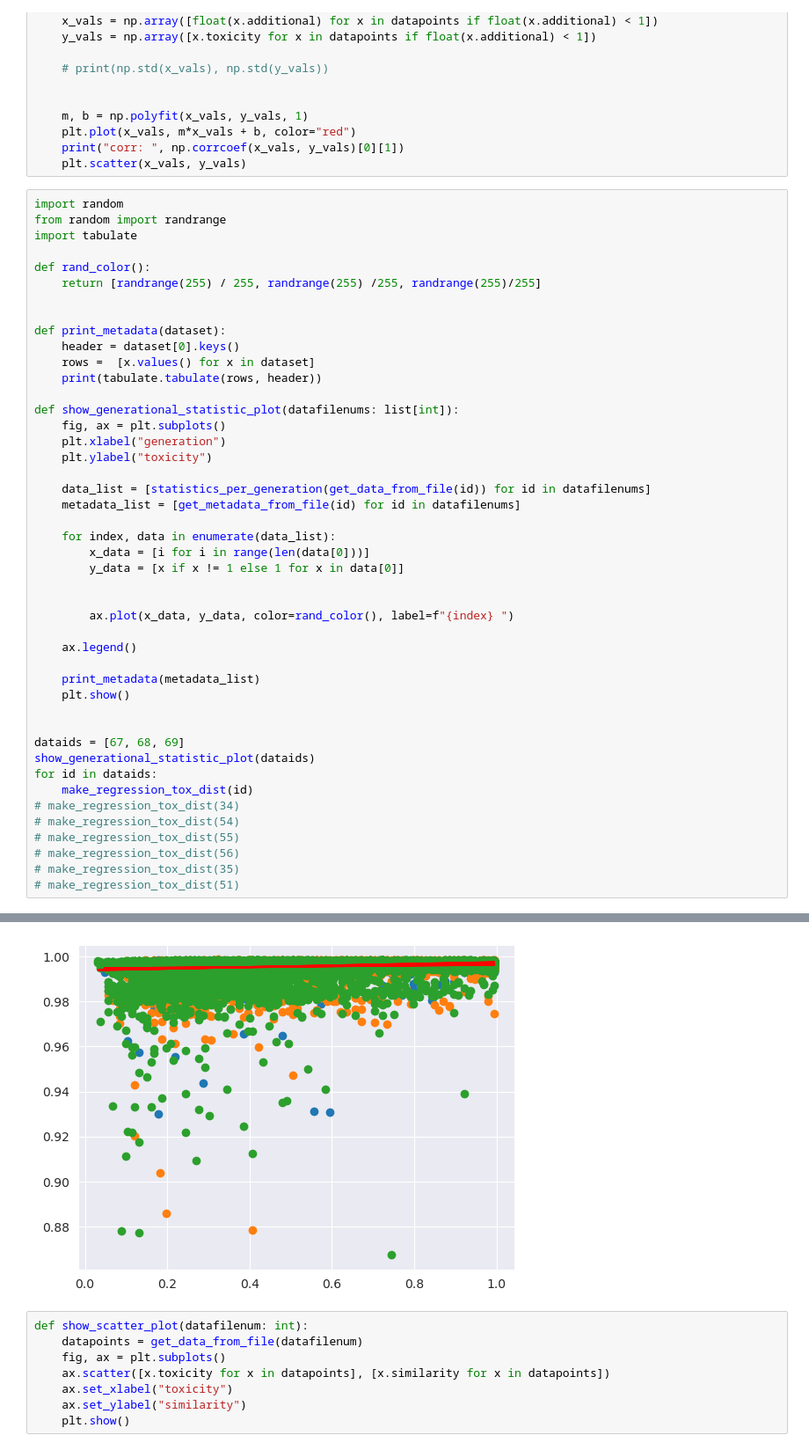
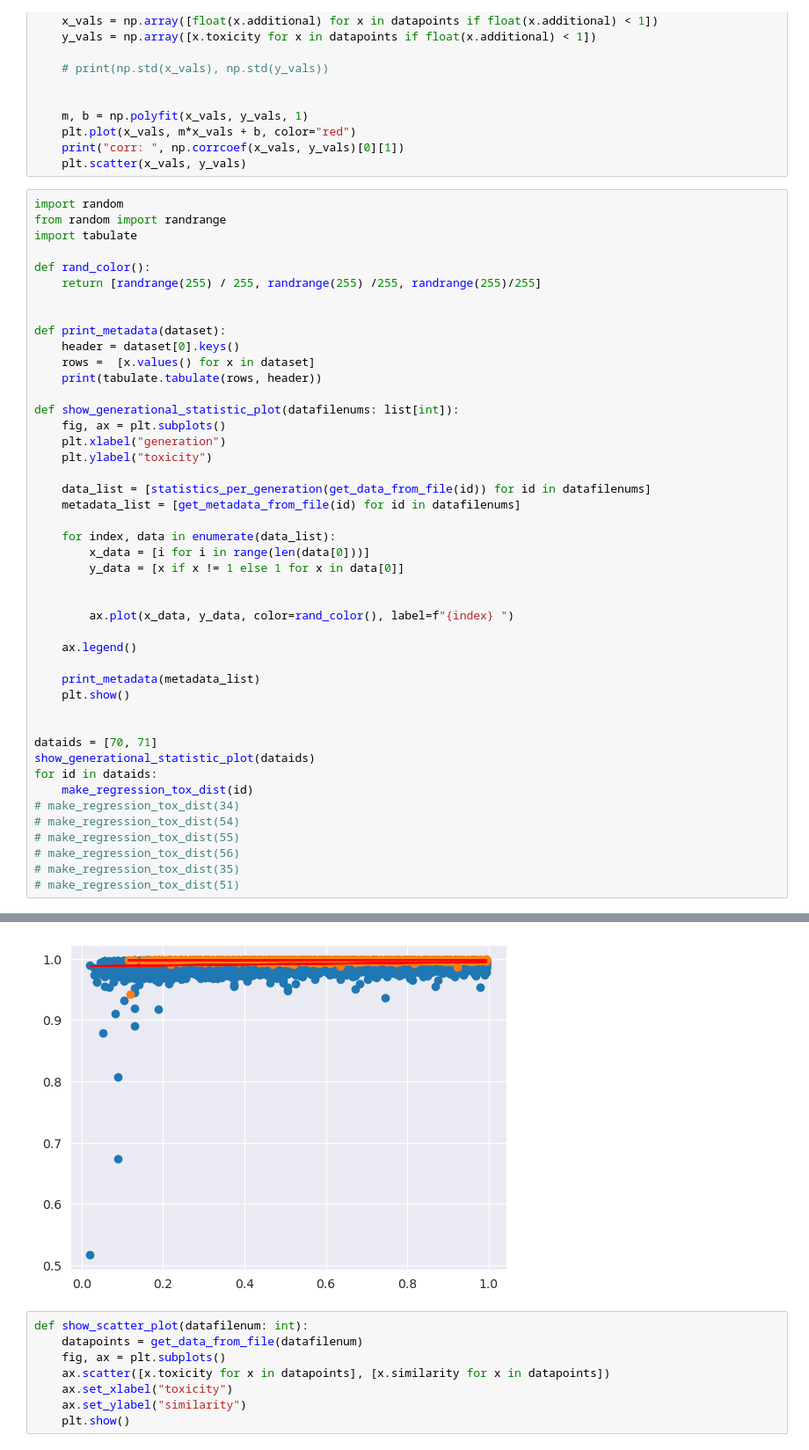
Before and after one commit to rajobasu/FYP, a Jupyter notebook: display/plotterntb.ipynb, the cells around one changed output, grey strips where cells are left out. Shown: that part at 88% size. Saved outputs shown, nothing was run; the diff lists cells and outputs as text.

```diff
--- a/display/plotterntb.ipynb
+++ b/display/plotterntb.ipynb
@@ -98,7 +99,7 @@ def show_generational_statistic_plot(datafilenums: list[int]):
     plt.show()
 
 
-dataids = [67, 68, 69]
+dataids = [70, 71]
 show_generational_statistic_plot(dataids)
 for id in dataids:
     make_regression_tox_dist(id)
@@ -121,4 +124,4 @@ corr:  0.16139442775687574
-[figure, old version]
+[figure, new version]
 # %%
 def show_scatter_plot(datafilenum: int):
     datapoints = get_data_from_file(datafilenum)
```
Also changed, not shown: parts of 3 cells of this notebook, 2 other files.
